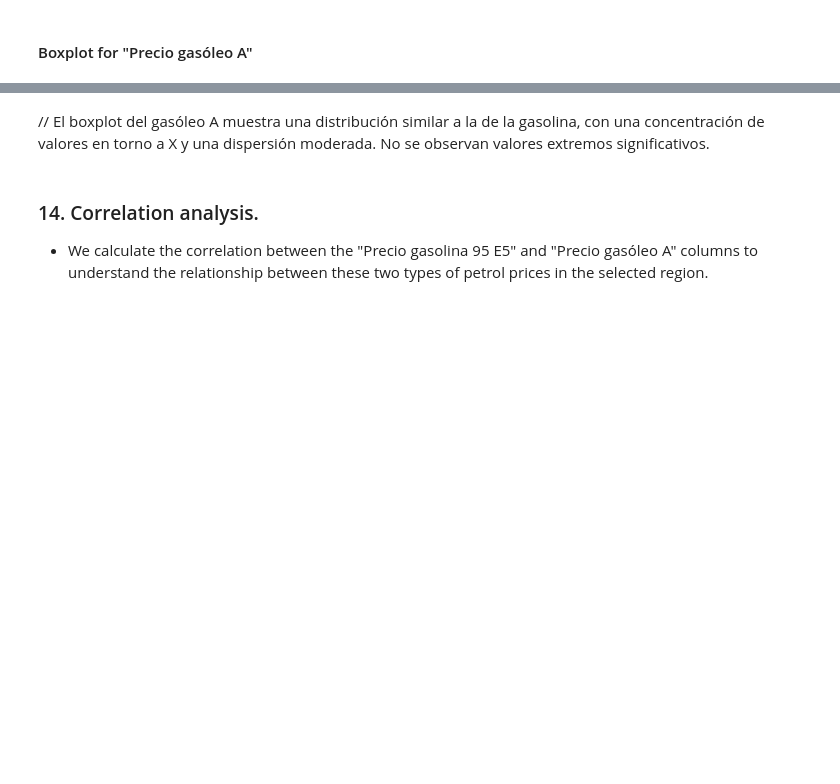
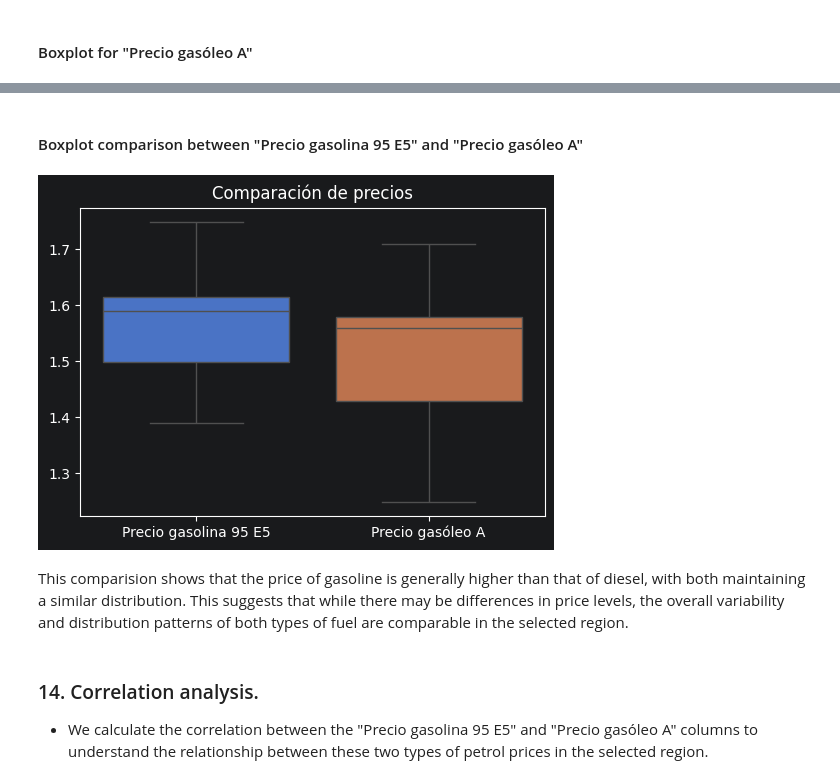
Before and after one commit to rubiwan/PyDataProject, a Jupyter notebook: petrolStationsApp.ipynb, the cells around one changed output, grey strips where cells are left out. Saved outputs shown, nothing was run; the diff lists cells and outputs as text; code cells hidden in the pictures; blank space fills up the shorter version.

```diff
--- a/petrolStationsApp.ipynb
+++ b/petrolStationsApp.ipynb
@@ -233,5 +251,17 @@ plt.show()
 # %% [markdown]
-// El boxplot del gasóleo A muestra una distribución similar a la de la gasolina, con una concentración de valores en torno a X y una dispersión moderada. No se observan valores extremos significativos.
+#### Boxplot comparison between "Precio gasolina 95 E5" and "Precio gasóleo A"
+# %%
+import seaborn as sns
+import matplotlib.pyplot as plt
+
+plt.figure(figsize=(6,4))
+sns.boxplot(data=df_precios[['Precio gasolina 95 E5', 'Precio gasóleo A']])
+plt.title("Comparación de precios")
+plt.show()
+# %% [output]
+[figure, added]
+# %% [markdown]
+This comparision shows that the price of gasoline is generally higher than that of diesel, with both maintaining a similar distribution. This suggests that while there may be differences in price levels, the overall variability and distribution patterns of both types of fuel are comparable in the selected region.
 # %% [markdown]
 ### 14. Correlation analysis.
 - We calculate the correlation between the "Precio gasolina 95 E5" and "Precio gasóleo A" columns to understand the relationship between these two types of petrol prices in the selected region.
```
Also changed, not shown: parts of 32 cells of this notebook.
